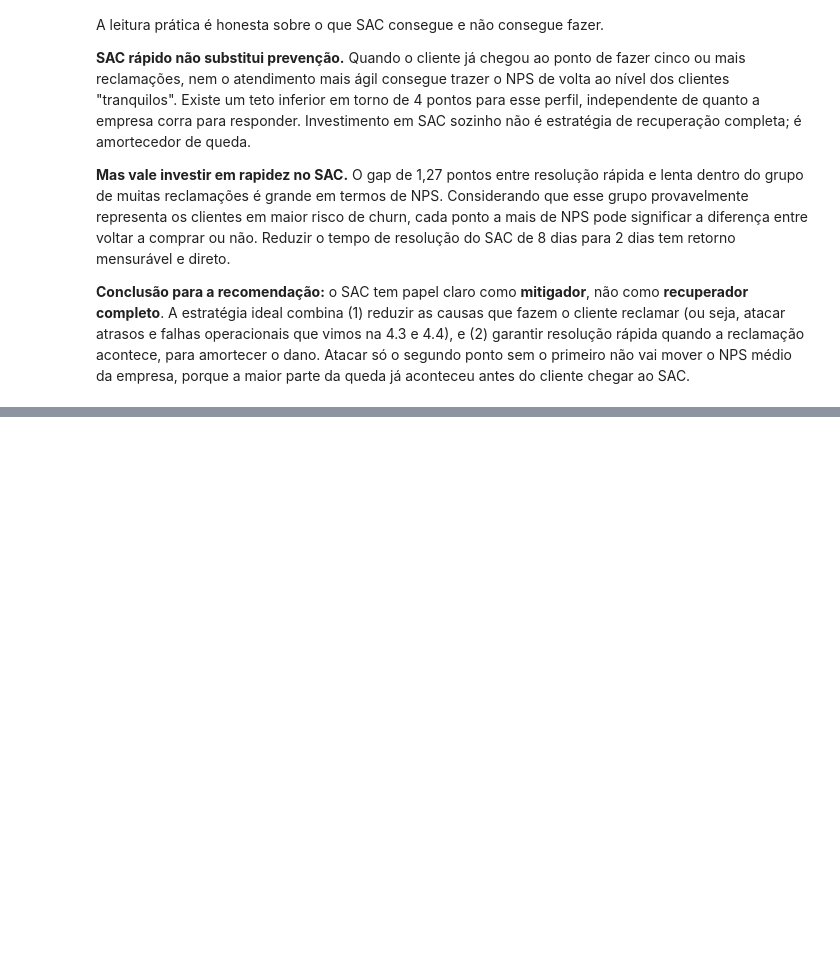
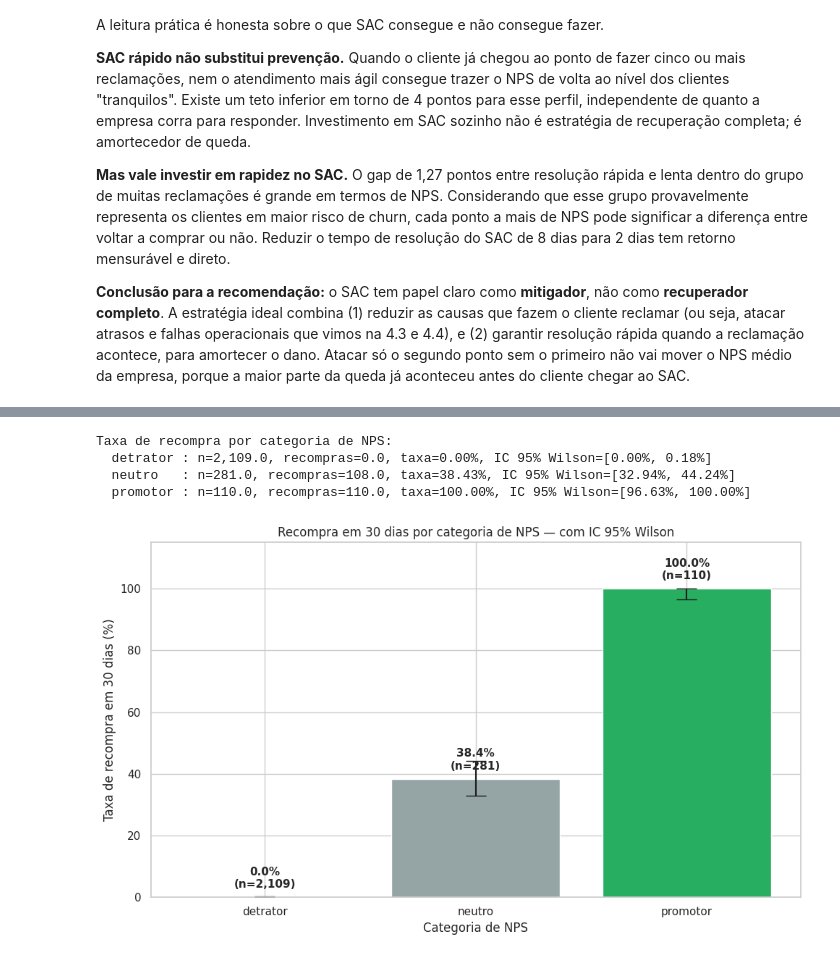
Before and after one commit to guillecosme/fiap-ai-scientist-tech-challange-fase-01, a Jupyter notebook: notebooks/04_eda.ipynb, the cells around one changed output, grey strips where cells are left out. Saved outputs shown, nothing was run; the diff lists cells and outputs as text; code cells hidden in the pictures; blank space fills up the shorter version.

```diff
--- a/notebooks/04_eda.ipynb
+++ b/notebooks/04_eda.ipynb
@@ -602,0 +752,60 @@ A leitura prática é honesta sobre o que SAC consegue e não consegue fazer.
+# %%
+from statsmodels.stats.proportion import proportion_confint, proportions_ztest
+
+# Taxa de recompra por categoria de NPS, com IC 95% por Wilson (mais robusto para
+# proporcoes proximas de 0 ou 1 do que o intervalo de Wald classico)
+linhas = []
+for cat in ORDEM_BUCKETS:
+    sub = dados[dados["categoria_nps"] == cat]
+    n = len(sub)
+    k = int(sub["houve_recompra_30d"].sum())
+    taxa = k / n
+    ic_low, ic_high = proportion_confint(k, n, alpha=0.05, method="wilson")
+    linhas.append({
+        "categoria": cat,
+        "n": n,
+        "recompras": k,
+        "taxa": taxa,
+        "ic_low": ic_low,
+        "ic_high": ic_high,
+    })
+
+tabela_recompra = pd.DataFrame(linhas).set_index("categoria")
+print("Taxa de recompra por categoria de NPS:")
+for cat, row in tabela_recompra.iterrows():
+    print(f"  {cat:9s}: n={row['n']:>4,}, recompras={row['recompras']:>3,}, taxa={row['taxa']:.2%}, IC 95% Wilson=[{row['ic_low']:.2%}, {row['ic_high']:.2%}]")
+
+# Bar chart das taxas com IC 95% como error bars
+fig, eixo = plt.subplots(figsize=(10, 6))
+cores = [CORES_BUCKETS[c] for c in ORDEM_BUCKETS]
+medias = tabela_recompra["taxa"].values * 100  # em pontos percentuais
+# Garantir nao-negatividade: arredondamento de ponto flutuante pode produzir
+# valores ligeiramente negativos quando a taxa coincide com o limite do IC.
+ic_baixo = np.maximum(0, (tabela_recompra["taxa"] - tabela_recompra["ic_low"]).values * 100)
+ic_alto = np.maximum(0, (tabela_recompra["ic_high"] - tabela_recompra["taxa"]).values * 100)
+
+barras = eixo.bar(
+    ORDEM_BUCKETS, medias,
+    yerr=[ic_baixo, ic_alto],
+    capsize=10,
+    color=cores,
+    edgecolor="white",
+)
+
+# Anota o valor exato em cima de cada barra
+for i, row in enumerate(tabela_recompra.itertuples()):
+    eixo.text(i, row.taxa * 100 + 3, f"{row.taxa:.1%}\n(n={row.n:,})", ha="center", fontsize=11, fontweight="bold")
+
+eixo.set_ylabel("Taxa de recompra em 30 dias (%)")
+eixo.set_xlabel("Categoria de NPS")
+eixo.set_ylim(0, 115)
+eixo.set_title("Recompra em 30 dias por categoria de NPS — com IC 95% Wilson")
+fig.tight_layout()
+fig.savefig(PASTA_FIGURAS / "4_7_recompra_por_categoria.png", dpi=120, bbox_inches="tight")
+plt.show()
+# %% [output]
+Taxa de recompra por categoria de NPS:
+  detrator : n=2,109.0, recompras=0.0, taxa=0.00%, IC 95% Wilson=[0.00%, 0.18%]
+  neutro   : n=281.0, recompras=108.0, taxa=38.43%, IC 95% Wilson=[32.94%, 44.24%]
+  promotor : n=110.0, recompras=110.0, taxa=100.00%, IC 95% Wilson=[96.63%, 100.00%]
+[figure, added]
```
Also changed, not shown: parts of 33 cells of this notebook, 6 other files.
